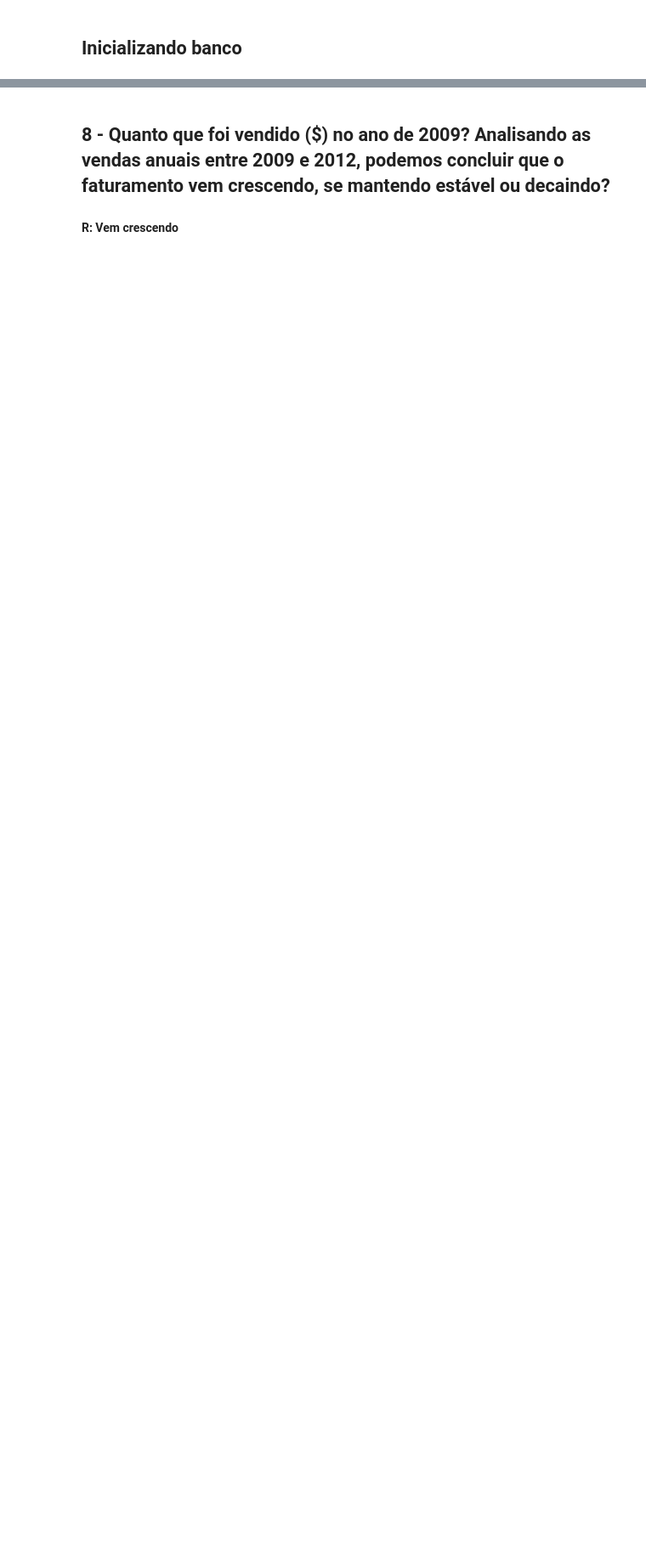
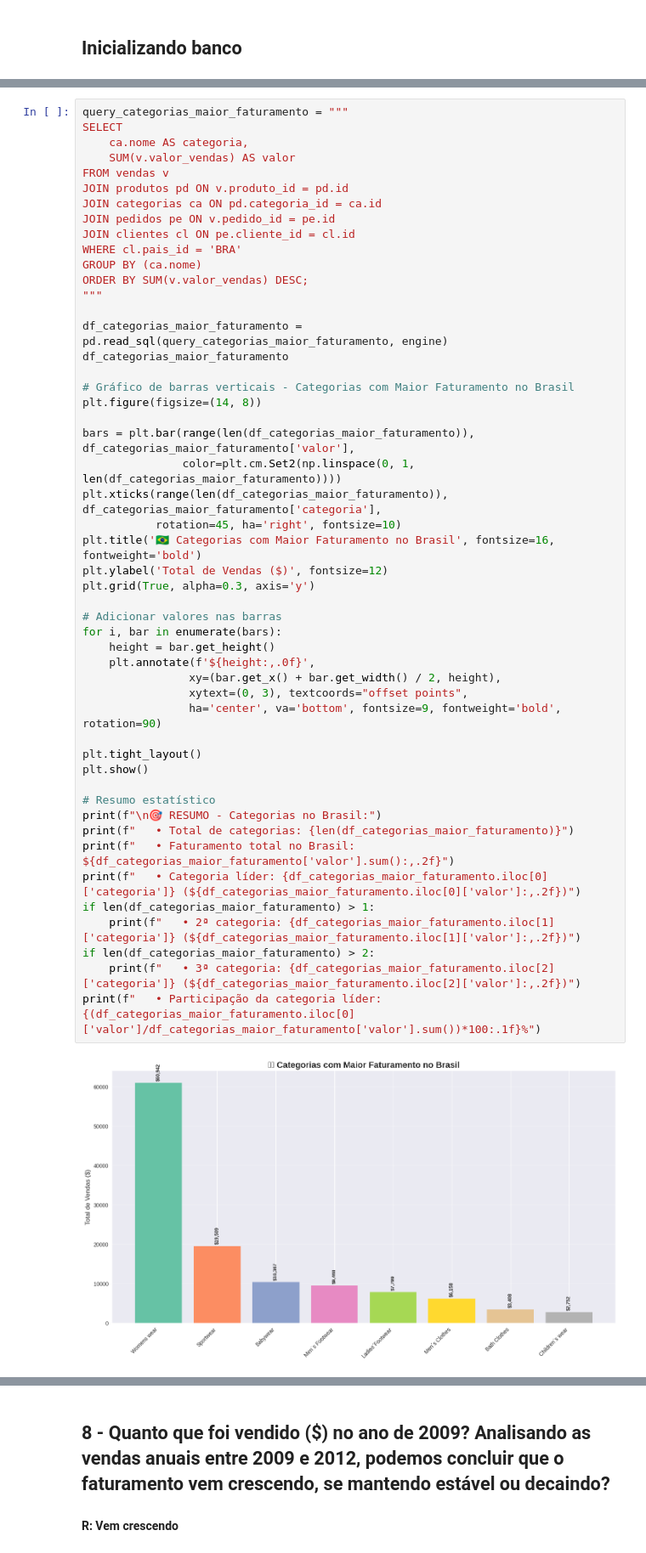
Before and after one commit to filipe-rds/BI-Atividade-1, a Jupyter notebook: notebooks/notebook.ipynb, the cells around one changed output, grey strips where cells are left out. Shown at 85% size. Drawn from its saved outputs; the diff is of its cells as text; blank space fills up the shorter version.

```diff
--- a/notebooks/notebook.ipynb
+++ b/notebooks/notebook.ipynb
@@ -20,0 +164,52 @@ engine = create_engine(f"postgresql://{USER}:{PASSWORD}@{HOST}:{PORT}/{DB}")
+# %%
+query_categorias_maior_faturamento = """
+SELECT
+    ca.nome AS categoria,
+    SUM(v.valor_vendas) AS valor
+FROM vendas v
+JOIN produtos pd ON v.produto_id = pd.id
+JOIN categorias ca ON pd.categoria_id = ca.id
+JOIN pedidos pe ON v.pedido_id = pe.id
+JOIN clientes cl ON pe.cliente_id = cl.id
+WHERE cl.pais_id = 'BRA'
+GROUP BY (ca.nome)
+ORDER BY SUM(v.valor_vendas) DESC;
+"""
+
+df_categorias_maior_faturamento = pd.read_sql(query_categorias_maior_faturamento, engine)
+df_categorias_maior_faturamento
+
+# Gráfico de barras verticais - Categorias com Maior Faturamento no Brasil
+plt.figure(figsize=(14, 8))
+
+bars = plt.bar(range(len(df_categorias_maior_faturamento)), df_categorias_maior_faturamento['valor'],
+               color=plt.cm.Set2(np.linspace(0, 1, len(df_categorias_maior_faturamento))))
+plt.xticks(range(len(df_categorias_maior_faturamento)), df_categorias_maior_faturamento['categoria'],
+           rotation=45, ha='right', fontsize=10)
+plt.title('🇧🇷 Categorias com Maior Faturamento no Brasil', fontsize=16, fontweight='bold')
+plt.ylabel('Total de Vendas ($)', fontsize=12)
+plt.grid(True, alpha=0.3, axis='y')
+
+# Adicionar valores nas barras
+for i, bar in enumerate(bars):
+    height = bar.get_height()
+    plt.annotate(f'${height:,.0f}',
+                xy=(bar.get_x() + bar.get_width() / 2, height),
+                xytext=(0, 3), textcoords="offset points",
+                ha='center', va='bottom', fontsize=9, fontweight='bold', rotation=90)
+
+plt.tight_layout()
+plt.show()
+
+# Resumo estatístico
+print(f"\n🎯 RESUMO - Categorias no Brasil:")
+print(f"   • Total de categorias: {len(df_categorias_maior_faturamento)}")
+print(f"   • Faturamento total no Brasil: ${df_categorias_maior_faturamento['valor'].sum():,.2f}")
+print(f"   • Categoria líder: {df_categorias_maior_faturamento.iloc[0]['categoria']} (${df_categorias_maior_faturamento.iloc[0]['valor']:,.2f})")
+if len(df_categorias_maior_faturamento) > 1:
+    print(f"   • 2ª categoria: {df_categorias_maior_faturamento.iloc[1]['categoria']} (${df_categorias_maior_faturamento.iloc[1]['valor']:,.2f})")
+if len(df_categorias_maior_faturamento) > 2:
+    print(f"   • 3ª categoria: {df_categorias_maior_faturamento.iloc[2]['categoria']} (${df_categorias_maior_faturamento.iloc[2]['valor']:,.2f})")
+print(f"   • Participação da categoria líder: {(df_categorias_maior_faturamento.iloc[0]['valor']/df_categorias_maior_faturamento['valor'].sum())*100:.1f}%")
+# %% [output]
+[figure, added]
```
Also changed, not shown: parts of 11 cells of this notebook, 2 other files.
